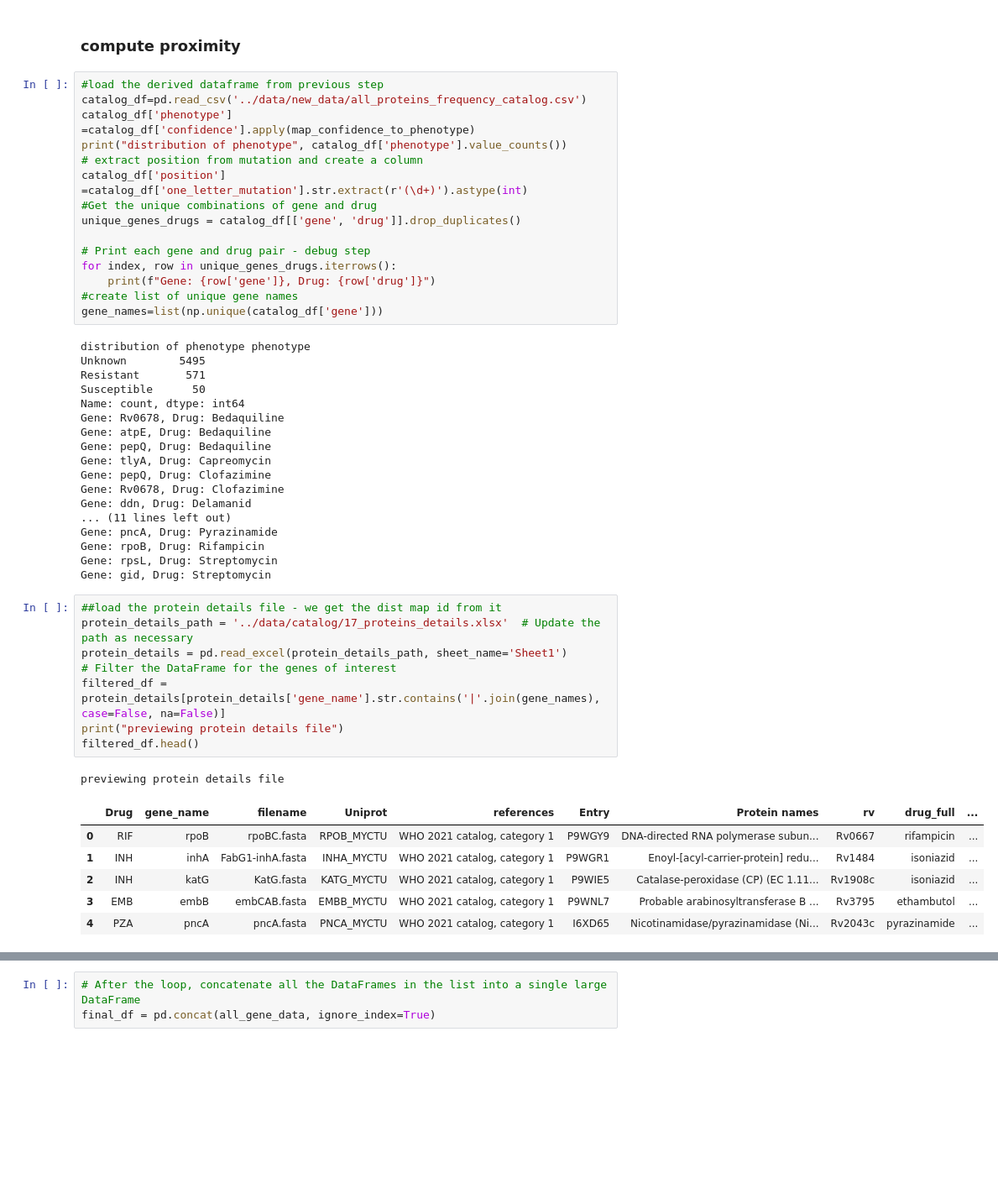
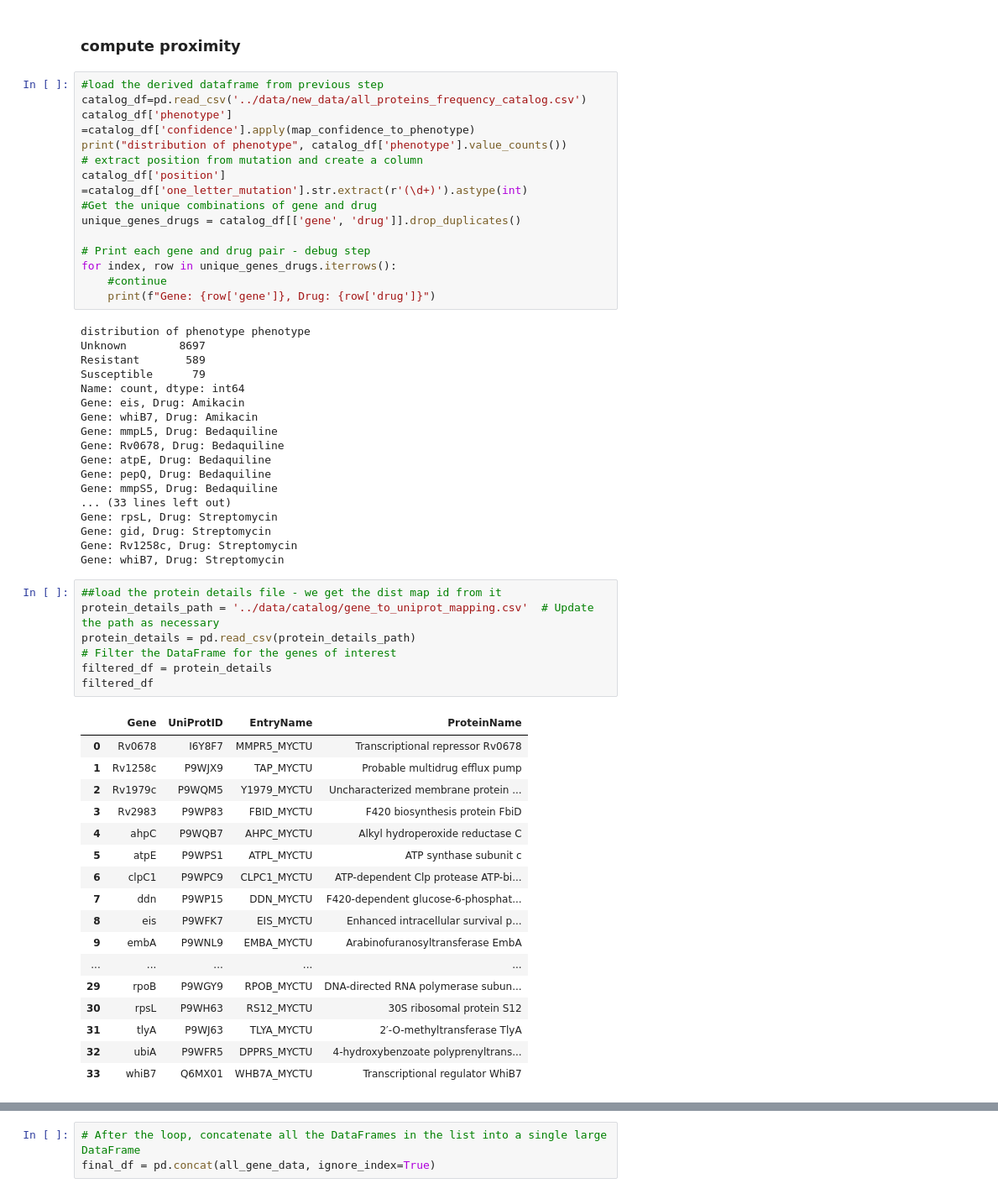
Before and after one commit to aggreen/MTB_Mut_Clust, a Jupyter notebook: scripts/09. clustering_data_preparation_sanjana_data.ipynb, the cells around one changed output, grey strips where cells are left out. Shown at 84% size. Saved outputs shown, nothing was run; the diff lists cells and outputs as text; blank space fills up the shorter version.

Commit message:
Anna updates to include more proteins

```diff
--- a/scripts/09. clustering_data_preparation_sanjana_data.ipynb
+++ b/scripts/09. clustering_data_preparation_sanjana_data.ipynb
@@ -292,43 +299,51 @@ unique_genes_drugs = catalog_df[['gene', 'drug']].drop_duplicates()
 
 # Print each gene and drug pair - debug step
 for index, row in unique_genes_drugs.iterrows():
+    #continue
     print(f"Gene: {row['gene']}, Drug: {row['drug']}")
-#create list of unique gene names
-gene_names=list(np.unique(catalog_df['gene']))
 # %% [output]
 distribution of phenotype phenotype
-Unknown        5495
-Resistant       571
-Susceptible      50
+Unknown        8697
+Resistant       589
+Susceptible      79
 Name: count, dtype: int64
+Gene: eis, Drug: Amikacin
+Gene: whiB7, Drug: Amikacin
+Gene: mmpL5, Drug: Bedaquiline
 Gene: Rv0678, Drug: Bedaquiline
 Gene: atpE, Drug: Bedaquiline
 Gene: pepQ, Drug: Bedaquiline
-Gene: tlyA, Drug: Capreomycin
-Gene: pepQ, Drug: Clofazimine
-Gene: Rv0678, Drug: Clofazimine
-Gene: ddn, Drug: Delamanid
-... (11 lines left out)
-Gene: pncA, Drug: Pyrazinamide
-Gene: rpoB, Drug: Rifampicin
+Gene: mmpS5, Drug: Bedaquiline
+... (33 lines left out)
 Gene: rpsL, Drug: Streptomycin
 Gene: gid, Drug: Streptomycin
+Gene: Rv1258c, Drug: Streptomycin
+Gene: whiB7, Drug: Streptomycin
 # %%
 ##load the protein details file - we get the dist map id from it
-protein_details_path = '../data/catalog/17_proteins_details.xlsx'  # Update the path as necessary
-protein_details = pd.read_excel(protein_details_path, sheet_name='Sheet1')
+protein_details_path = '../data/catalog/gene_to_uniprot_mapping.csv'  # Update the path as necessary
+protein_details = pd.read_csv(protein_details_path)
 # Filter the DataFrame for the genes of interest
-filtered_df = protein_details[protein_details['gene_name'].str.contains('|'.join(gene_names), case=False, na=False)]
-print("previewing protein details file")
-filtered_df.head()
+filtered_df = protein_details
+filtered_df
 # %% [output]
-previewing protein details file
-|  | Drug | gene_name | filename | Uniprot | references | Entry | Protein names | rv | drug_full | ... |
-| 0 | RIF | rpoB | rpoBC.fasta | RPOB_MYCTU | WHO 2021 catalog, category 1 | P9WGY9 | DNA-directed RNA polymerase subun... | Rv0667 | rifampicin | ... |
-| 1 | INH | inhA | FabG1-inhA.fasta | INHA_MYCTU | WHO 2021 catalog, category 1 | P9WGR1 | Enoyl-[acyl-carrier-protein] redu... | Rv1484 | isoniazid | ... |
-| 2 | INH | katG | KatG.fasta | KATG_MYCTU | WHO 2021 catalog, category 1 | P9WIE5 | Catalase-peroxidase (CP) (EC 1.11... | Rv1908c | isoniazid | ... |
-| 3 | EMB | embB | embCAB.fasta | EMBB_MYCTU | WHO 2021 catalog, category 1 | P9WNL7 | Probable arabinosyltransferase B ... | Rv3795 | ethambutol | ... |
-| 4 | PZA | pncA | pncA.fasta | PNCA_MYCTU | WHO 2021 catalog, category 1 | I6XD65 | Nicotinamidase/pyrazinamidase (Ni... | Rv2043c | pyrazinamide | ... |
+|  | Gene | UniProtID | EntryName | ProteinName |
+| 0 | Rv0678 | I6Y8F7 | MMPR5_MYCTU | Transcriptional repressor Rv0678 |
+| 1 | Rv1258c | P9WJX9 | TAP_MYCTU | Probable multidrug efflux pump |
+| 2 | Rv1979c | P9WQM5 | Y1979_MYCTU | Uncharacterized membrane protein ... |
+| 3 | Rv2983 | P9WP83 | FBID_MYCTU | F420 biosynthesis protein FbiD |
+| 4 | ahpC | P9WQB7 | AHPC_MYCTU | Alkyl hydroperoxide reductase C |
+| 5 | atpE | P9WPS1 | ATPL_MYCTU | ATP synthase subunit c |
+| 6 | clpC1 | P9WPC9 | CLPC1_MYCTU | ATP-dependent Clp protease ATP-bi... |
+| 7 | ddn | P9WP15 | DDN_MYCTU | F420-dependent glucose-6-phosphat... |
+| 8 | eis | P9WFK7 | EIS_MYCTU | Enhanced intracellular survival p... |
+| 9 | embA | P9WNL9 | EMBA_MYCTU | Arabinofuranosyltransferase EmbA |
+| ... | ... | ... | ... | ... |
+| 29 | rpoB | P9WGY9 | RPOB_MYCTU | DNA-directed RNA polymerase subun... |
+| 30 | rpsL | P9WH63 | RS12_MYCTU | 30S ribosomal protein S12 |
+| 31 | tlyA | P9WJ63 | TLYA_MYCTU | 2′-O-methyltransferase TlyA |
+| 32 | ubiA | P9WFR5 | DPPRS_MYCTU | 4-hydroxybenzoate polyprenyltrans... |
+| 33 | whiB7 | Q6MX01 | WHB7A_MYCTU | Transcriptional regulator WhiB7 |
 # %%
 # Initialize an empty list to store all processed DataFrames
 all_gene_data = []
```
Also changed, not shown: parts of 14 cells of this notebook, 4 other files.
